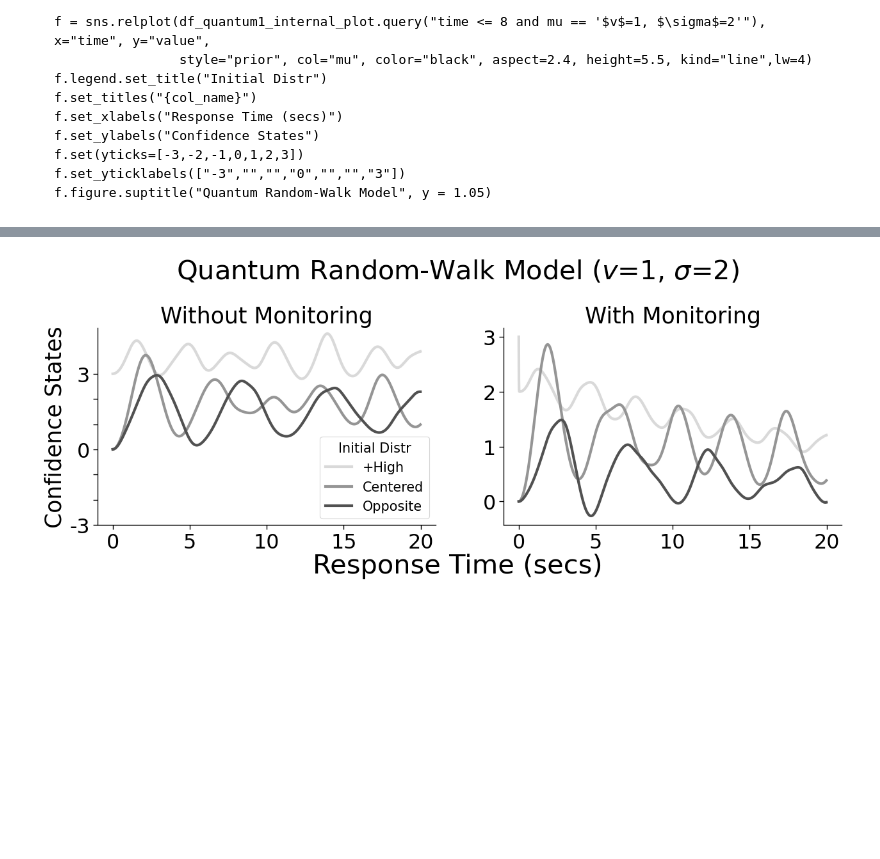
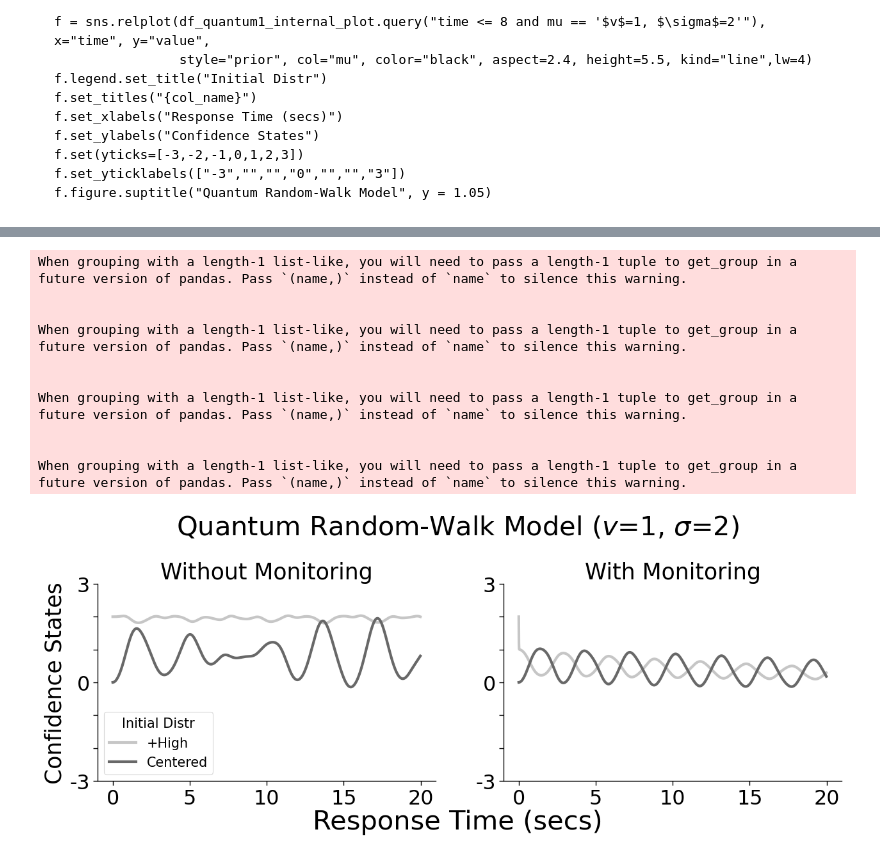
Before and after one commit to rkmalaiya/stochastic_cognitive_dynamics, a Jupyter notebook: examples/Diffusion_vs_Quantum_JMP_paper.ipynb, the cells around one changed output, grey strips where cells are left out. Drawn from its saved outputs; the diff is of its cells as text; code cells hidden in the pictures; blank space fills up the shorter version.

```diff
--- a/examples/Diffusion_vs_Quantum_JMP_paper.ipynb
+++ b/examples/Diffusion_vs_Quantum_JMP_paper.ipynb
@@ -487,6 +471,6 @@ start_width
 # %%
-m_Mc, m_Mw, m_Mn = ca._get_measurement_matrix(n_states, 1, prob=measurement_prob, model_type = "Markov")
-q_Mc, q_Mw, q_Mn = ca._get_measurement_matrix(n_states, 1, prob=measurement_prob, model_type = "Quantum")
+m_Mc, m_Mw, m_Mn = ca._get_measurement_matrix(n_states, response_width, prob=measurement_prob, model_type = "Markov")
+q_Mc, q_Mw, q_Mn = ca._get_measurement_matrix(n_states, response_width, prob=measurement_prob, model_type = "Quantum")
 # %%
 df_markov1 = pd.DataFrame()
 df_quantum1 = pd.DataFrame()
@@ -499,7 +483,7 @@ for mu in [npx.asarray([[1]])]:#, npx.asarray([[-0.05]]), npx.asarray([[1]]), np
     intensity_matrix_markov_i = dd._buildK(n_states, mu, m_sigma, boundary_type="Internal")
     intensity_matrix_quantum = qd._buildH(n_states, mu, q_sigma)
     print(intensity_matrix_markov)
-    for prior_type in ["Upper", "Lower", "Centered", "Opposite"]:
+    for prior_type in ["Upper", "Lower", "Centered"]: #, "Opposite"
         phi_0_markov = ca._get_initial_state(n_states, start_width, response_width, model_type="Markov", prior_type=prior_type)
         phi_0_quantum = ca._get_initial_state(n_states, start_width, response_width, model_type="Quantum" , prior_type=prior_type)
 
@@ -558,9 +546,9 @@ for mu in [npx.asarray([[1]])]:#, npx.asarray([[-0.05]]), npx.asarray([[1]]), np
 # %%
-df_markov1_plot = df_markov1.melt(id_vars=["prior", "mu"], var_name="time").assign(time=lambda df: df.time*steps).assign(prior = lambda df:df.prior.map({"Upper":"+High", "Lower":"-High", "Uniform":"Uniform", "Centered":"Centered", "Opposite":"Opposite"}))
-df_quantum1_plot = df_quantum1.melt(id_vars=["prior", "mu"], var_name="time").assign(time=lambda df: df.time*steps).assign(prior = lambda df:df.prior.map({"Upper":"+High", "Lower":"-High", "Uniform":"Uniform", "Centered":"Centered", "Opposite":"Opposite"}))
+df_markov1_plot = df_markov1.melt(id_vars=["prior", "mu"], var_name="time").assign(time=lambda df: df.time*steps).assign(prior = lambda df:df.prior.map({"Upper":"+High", "Lower":"-High", "All":"All", "Centered":"Centered", "Opposite":"Opposite"}))
+df_quantum1_plot = df_quantum1.melt(id_vars=["prior", "mu"], var_name="time").assign(time=lambda df: df.time*steps).assign(prior = lambda df:df.prior.map({"Upper":"+High", "Lower":"-High", "All":"All", "Centered":"Centered", "Opposite":"Opposite"}))
 
-df_markov1_internal_plot = df_markov_internal_1.melt(id_vars=["prior", "mu"], var_name="time").assign(time=lambda df: df.time*steps).assign(prior = lambda df:df.prior.map({"Upper":"+High", "Lower":"-High", "Uniform":"Uniform", "Centered":"Centered", "Opposite":"Opposite"}))
-df_quantum1_internal_plot = df_quantum_internal_1.melt(id_vars=["prior", "mu"], var_name="time").assign(time=lambda df: df.time*steps).assign(prior = lambda df:df.prior.map({"Upper":"+High", "Lower":"-High", "Uniform":"Uniform", "Centered":"Centered", "Opposite":"Opposite"}))
+df_markov1_internal_plot = df_markov_internal_1.melt(id_vars=["prior", "mu"], var_name="time").assign(time=lambda df: df.time*steps).assign(prior = lambda df:df.prior.map({"Upper":"+High", "Lower":"-High", "All":"All", "Centered":"Centered", "Opposite":"Opposite"}))
+df_quantum1_internal_plot = df_quantum_internal_1.melt(id_vars=["prior", "mu"], var_name="time").assign(time=lambda df: df.time*steps).assign(prior = lambda df:df.prior.map({"Upper":"+High", "Lower":"-High", "All":"All", "Centered":"Centered", "Opposite":"Opposite"}))
 
 df_markov1_plot.query("value > 3")
 # %% [output]
@@ -662,25 +644,0 @@ sns.despine()
-# %%
-with sns.plotting_context("paper",font_scale=2.6):
-    _, axs = plt.subplots(1,2,figsize=(15,4))
-
-    f = sns.lineplot(df_markov1_plot.query("time < 20  and prior != '-High'"), x="time", y="value",
-                    hue="prior", ax=axs[0], lw=3, palette="Greys")#, aspect=2.4, height=5.5, kind="line",lw=4)
-
-    f1 = sns.lineplot(df_markov1_internal_plot.query("time < 20  and prior != '-High'"), x="time", y="value",
-                    hue="prior", ax=axs[1], lw=3, palette="Greys")#, aspect=2.4, height=5.5, kind="line",lw=4)
-    f.legend(title="Initial Distr", title_fontsize=15, fontsize=15)
-    f.set_title('Without Monitoring')
-    f1.set_title('With Monitoring')
-    #f.set_titles("{col_name}")
-    f.figure.supxlabel("Response Time (secs)", y=-0.1)
-    f.set_xlabel("")
-    f1.set_xlabel("")
-    f.set_ylabel("Confidence States")
-    f1.set_ylabel("")
-    f1.get_legend().remove()
-    f.set(yticks=[-3,-2,-1,0,1,2,3])
-    f.set_yticklabels(["-3","","","0","","","3"])
-    #f1.set(yticks=[-3,-2,-1,0,1,2,3])
-    #f1.set_yticklabels(["-3","","","0","","","3"])
-    f.figure.suptitle(f"Diffusion Random-Walk Model ($v$=1, $\sigma$={m_sigma[0][0]})", y = 1.15)
-sns.despine()
@@ -723,30 +683,40 @@ sns.despine()
 # %%
 with sns.plotting_context("paper",font_scale=2.6):
     _, axs = plt.subplots(1,2,figsize=(15,4))
 
     f = sns.lineplot(df_quantum1_plot.query("time < 20 and prior != '-High'"), x="time", y="value",
                     hue="prior", ax=axs[0], lw=3, palette="Greys")#, aspect=2.4, height=5.5, kind="line",lw=4)
 
     f1 = sns.lineplot(df_quantum1_internal_plot.query("time < 20 and prior != '-High'"), x="time", y="value",
                     hue="prior", ax=axs[1], lw=3, palette="Greys")#, aspect=2.4, height=5.5, kind="line",lw=4)
     f.legend(title="Initial Distr", title_fontsize=15, fontsize=15)
     f.set_title('Without Monitoring')
     f1.set_title('With Monitoring')
     #f.set_titles("{col_name}")
     f.figure.supxlabel("Response Time (secs)", y=-0.1)
     f.set_xlabel("")
     f1.set_xlabel("")
     f.set_ylabel("Confidence States")
     f1.set_ylabel("")
     f1.get_legend().remove()
     f.set(yticks=[-3,-2,-1,0,1,2,3])
     f.set_yticklabels(["-3","","","0","","","3"])
-    #f1.set(yticks=[-3,-2,-1,0,1,2,3])
-    #f1.set_yticklabels(["-3","","","0","","","3"])
+    f1.set(yticks=[-3,-2,-1,0,1,2,3])
+    f1.set_yticklabels(["-3","","","0","","","3"])
     f.figure.suptitle(f"Quantum Random-Walk Model ($v$=1, $\sigma$={q_sigma[0][0]})", y = 1.15)
 sns.despine()
 # %% [output]
+When grouping with a length-1 list-like, you will need to pass a length-1 tuple to get_group in a future version of pandas. Pass `(name,)` instead of `name` to silence this warning.
+
+
+When grouping with a length-1 list-like, you will need to pass a length-1 tuple to get_group in a future version of pandas. Pass `(name,)` instead of `name` to silence this warning.
+
+
+When grouping with a length-1 list-like, you will need to pass a length-1 tuple to get_group in a future version of pandas. Pass `(name,)` instead of `name` to silence this warning.
+
+
+When grouping with a length-1 list-like, you will need to pass a length-1 tuple to get_group in a future version of pandas. Pass `(name,)` instead of `name` to silence this warning.
-[figure, old version]
+[figure, new version]
 # %%
 df_plot1 = pd.concat([df_quantum1_plot.assign(type="Quantum"), df_markov1_plot.assign(type="Diffusion")])
 df_plot1
```
Also changed, not shown: parts of 32 cells of this notebook.
